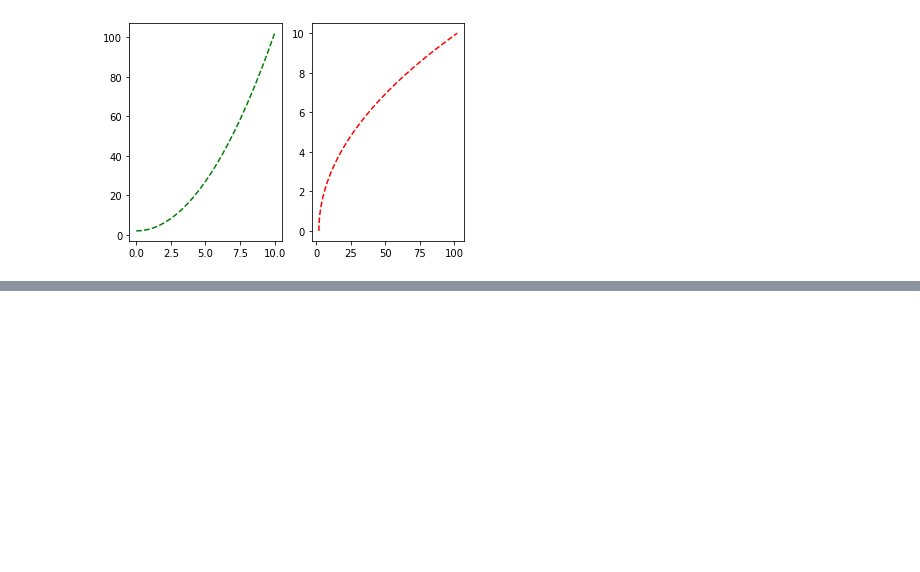
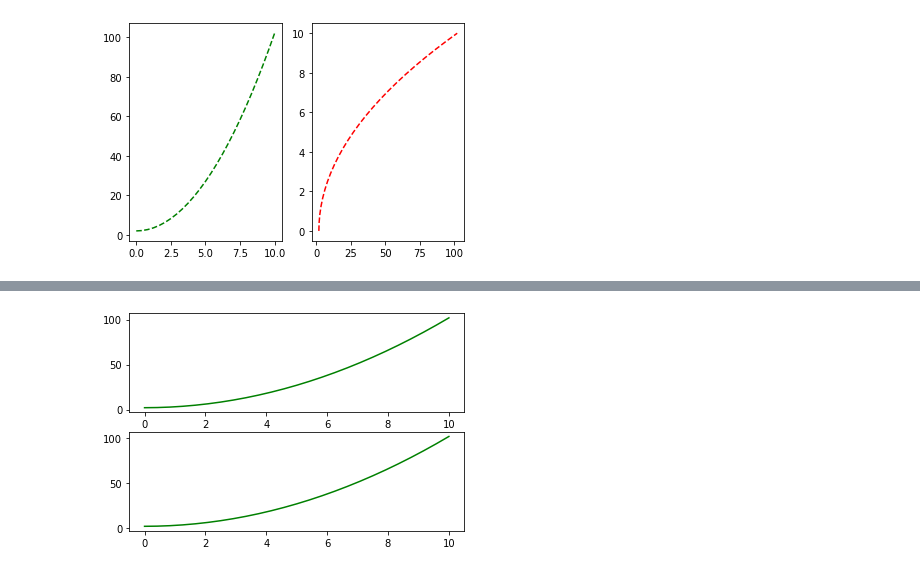
Before and after one commit to alhadikhan/data-visualization-practice, a Jupyter notebook: DVtest.ipynb, the cells around one changed output, grey strips where cells are left out. Drawn from its saved outputs; the diff is of its cells as text; code cells hidden in the pictures; blank space fills up the shorter version.

```diff
--- a/DVtest.ipynb
+++ b/DVtest.ipynb
@@ -68,0 +82,7 @@ pylab.plot(y,x,'r--')
+# %%
+#we can draw subgraphs
+fig, axes = plt.subplots(nrows=2, ncols=1) #submap is of 1 row, 2 columns
+for ax in axes:
+    ax.plot(x,y,'g')
+# %% [output]
+[figure, added]
```
Also changed, not shown: parts of 4 cells of this notebook.
